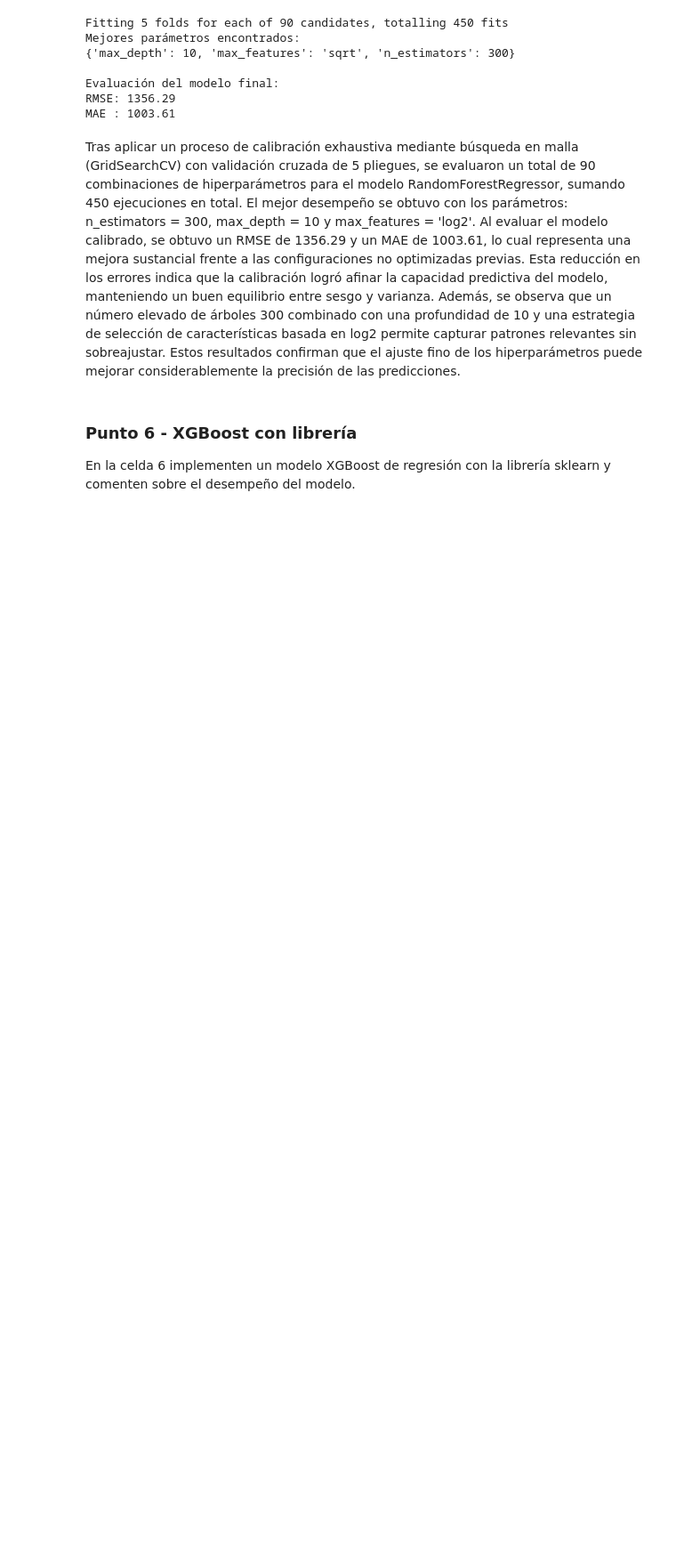
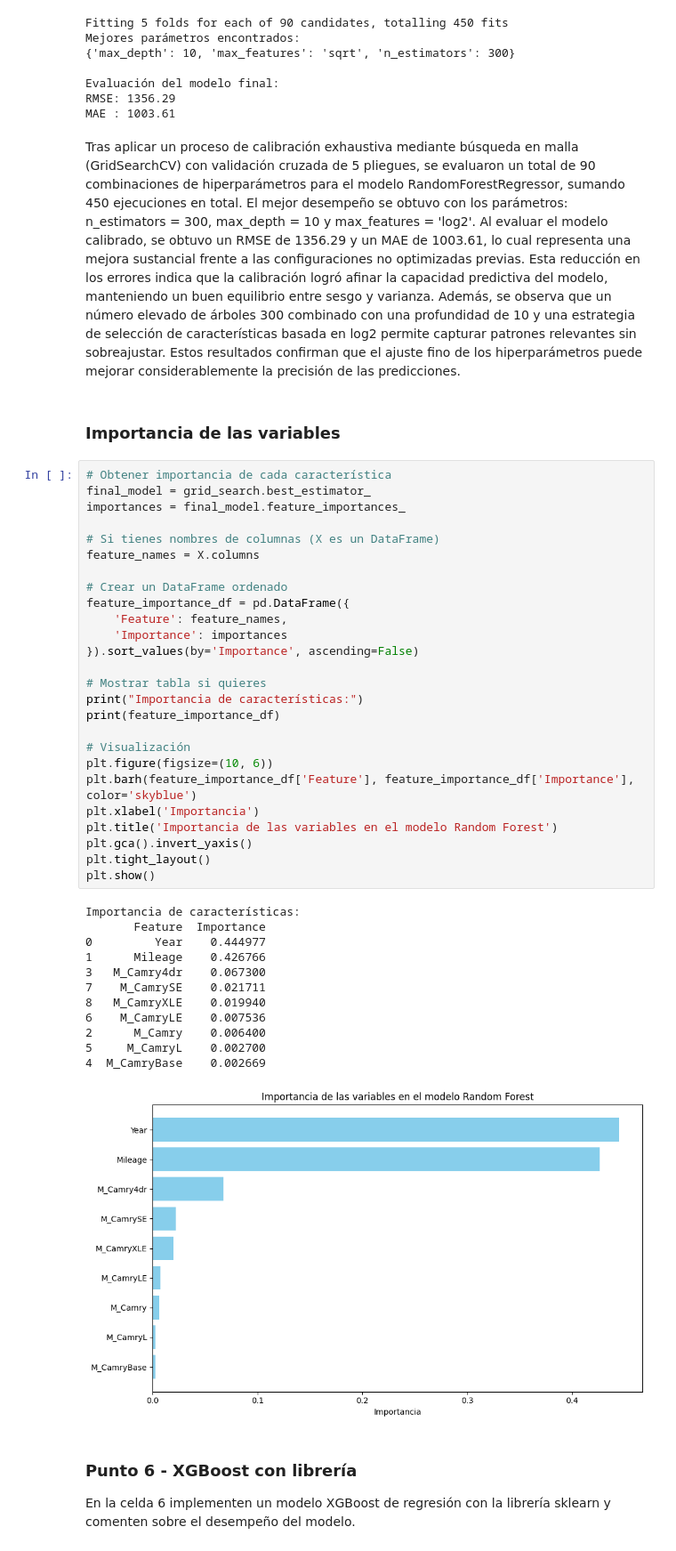
Before and after one commit to mdelgadon/MIAD_ML_NLP_2025, a Jupyter notebook: Semana 2/S2TC1_TrabajoEnGrupo.ipynb, the cells around one changed output. Shown: that part at 89% size. Drawn from its saved outputs; the diff is of its cells as text; blank space fills up the shorter version.

```diff
--- a/Semana 2/S2TC1_TrabajoEnGrupo.ipynb
+++ b/Semana 2/S2TC1_TrabajoEnGrupo.ipynb
@@ -422,6 +422,47 @@ RMSE: 1356.29
 MAE : 1003.61
 # %% [markdown]
 Tras aplicar un proceso de calibración exhaustiva mediante búsqueda en malla (GridSearchCV) con validación cruzada de 5 pliegues, se evaluaron un total de 90 combinaciones de hiperparámetros para el modelo RandomForestRegressor, sumando 450 ejecuciones en total. El mejor desempeño se obtuvo con los parámetros: n_estimators = 300, max_depth = 10 y max_features = 'log2'. Al evaluar el modelo calibrado, se obtuvo un RMSE de 1356.29 y un MAE de 1003.61, lo cual representa una mejora sustancial frente a las configuraciones no optimizadas previas. Esta reducción en los errores indica que la calibración logró afinar la capacidad predictiva del modelo, manteniendo un buen equilibrio entre sesgo y varianza. Además, se observa que un número elevado de árboles 300 combinado con una profundidad de 10 y una estrategia de selección de características basada en log2 permite capturar patrones relevantes sin sobreajustar. Estos resultados confirman que el ajuste fino de los hiperparámetros puede mejorar considerablemente la precisión de las predicciones.
+# %% [markdown]
+### Importancia de las variables
+# %%
+# Obtener importancia de cada característica
+final_model = grid_search.best_estimator_
+importances = final_model.feature_importances_
+
+# Si tienes nombres de columnas (X es un DataFrame)
+feature_names = X.columns
+
+# Crear un DataFrame ordenado
+feature_importance_df = pd.DataFrame({
+    'Feature': feature_names,
+    'Importance': importances
+}).sort_values(by='Importance', ascending=False)
+
+# Mostrar tabla si quieres
+print("Importancia de características:")
+print(feature_importance_df)
+
+# Visualización
+plt.figure(figsize=(10, 6))
+plt.barh(feature_importance_df['Feature'], feature_importance_df['Importance'], color='skyblue')
+plt.xlabel('Importancia')
+plt.title('Importancia de las variables en el modelo Random Forest')
+plt.gca().invert_yaxis()
+plt.tight_layout()
+plt.show()
+# %% [output]
+Importancia de características:
+       Feature  Importance
+0         Year    0.444977
+1      Mileage    0.426766
+3   M_Camry4dr    0.067300
+7    M_CamrySE    0.021711
+8   M_CamryXLE    0.019940
+6    M_CamryLE    0.007536
+2      M_Camry    0.006400
+5     M_CamryL    0.002700
+4  M_CamryBase    0.002669
+[figure, added]
 # %% [markdown]
 ### Punto 6 - XGBoost con librería
 
```
